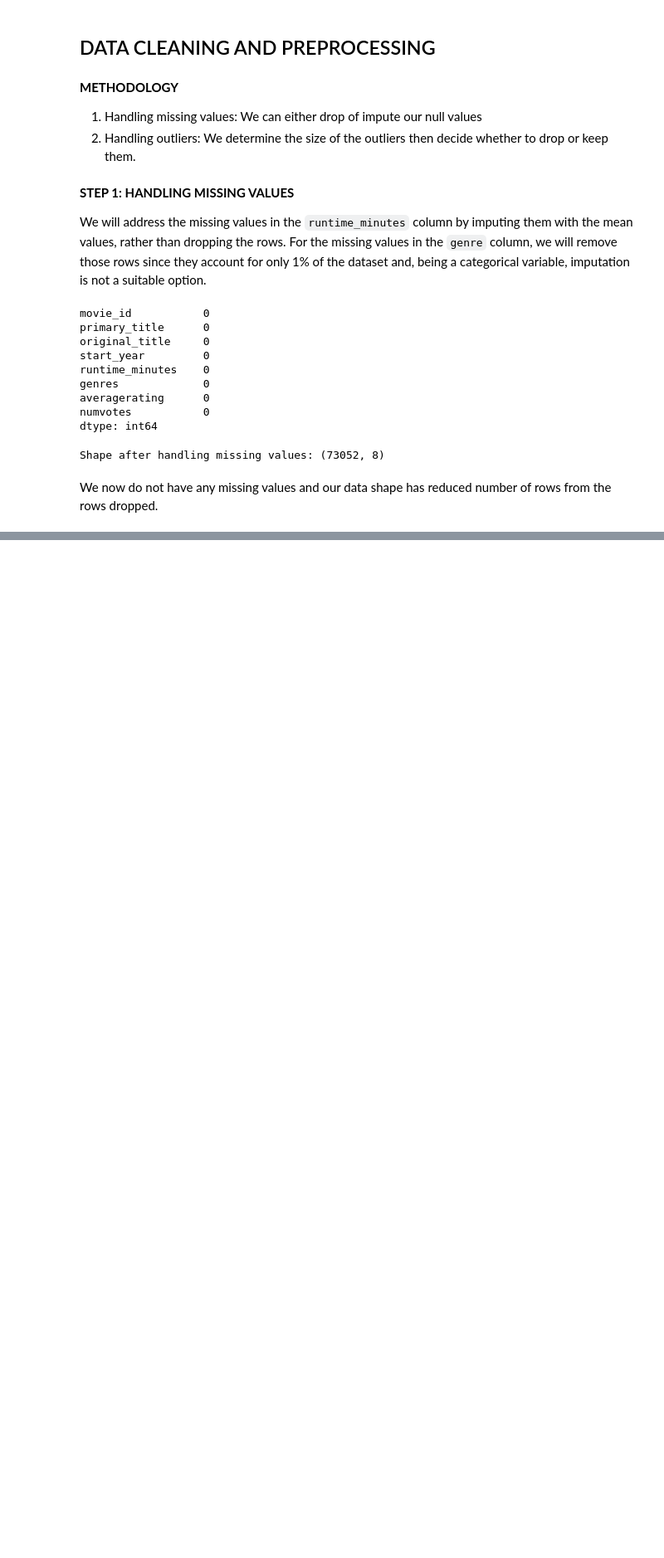
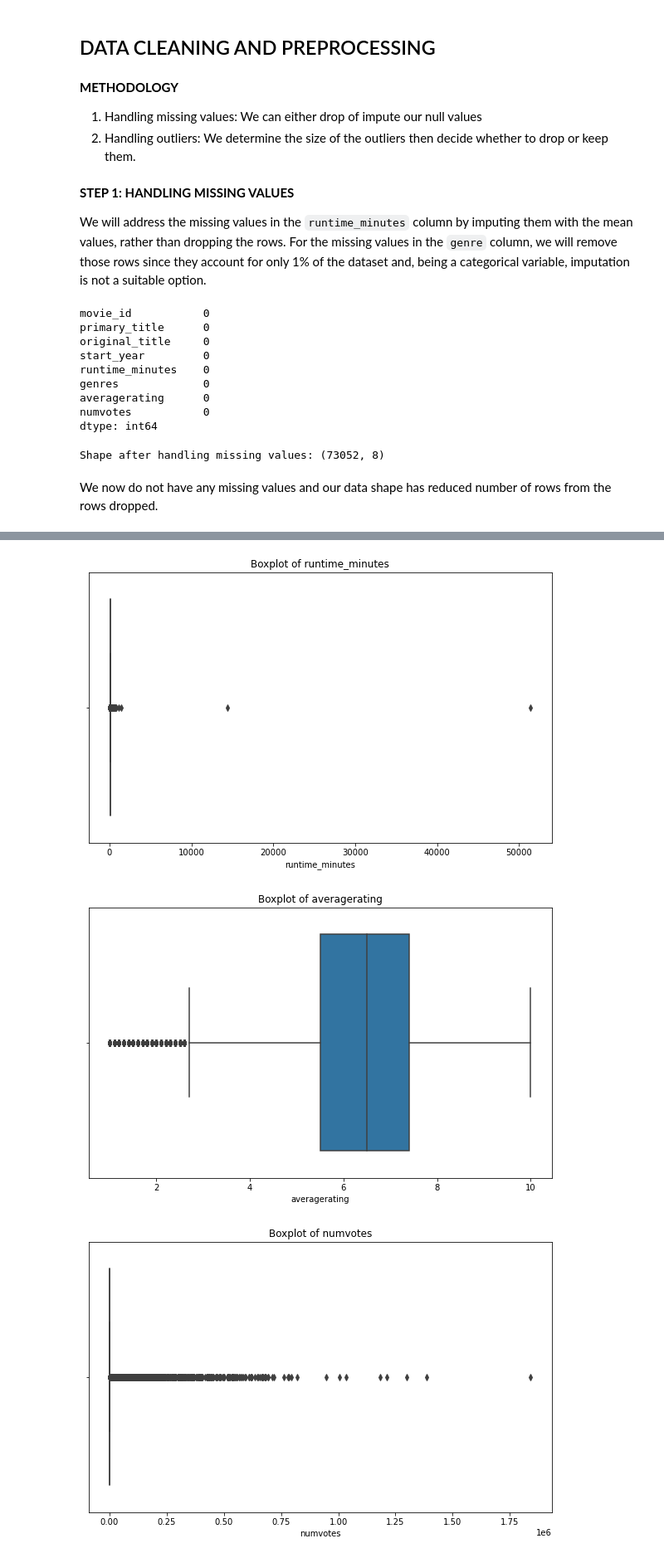
Before and after one commit to Anniemarie001/DSC-PHASE1-PROJECT, a Jupyter notebook: index.ipynb, the cells around one changed output, grey strips where cells are left out. Shown: that part at 83% size. Drawn from its saved outputs; the diff is of its cells as text; code cells hidden in the pictures; blank space fills up the shorter version.

Commit message:
visualizing outliers

```diff
--- a/index.ipynb
+++ b/index.ipynb
@@ -423,0 +429,27 @@ We now do not have any missing values and our data shape has reduced number of r
+# %%
+# A function to plot columns to visualize outliers
+def plot_outlier_boxplots(df, columns):
+    """
+    Plots boxplots for specified columns to visualize outliers.
+
+    Parameters:
+    df (pd.DataFrame): The DataFrame containing the data.
+    columns (list): List of column names to plot boxplots for.
+    """
+    for column in columns:
+        if column in df.columns:
+            plt.figure(figsize=(10, 6))
+            sns.boxplot(x=df[column])
+            plt.title(f'Boxplot of {column}')
+            plt.xlabel(column)
+            plt.show()
+        else:
+            print(f"Column '{column}' does not exist in the DataFrame")
+# %%
+# calling on our function
+outlier_columns = ['runtime_minutes', 'averagerating', 'numvotes']
+plot_outlier_boxplots(df, outlier_columns)
+# %% [output]
+[figure, added]
+[figure, added]
+[figure, added]
```
Also changed, not shown: parts of 2 cells of this notebook.
